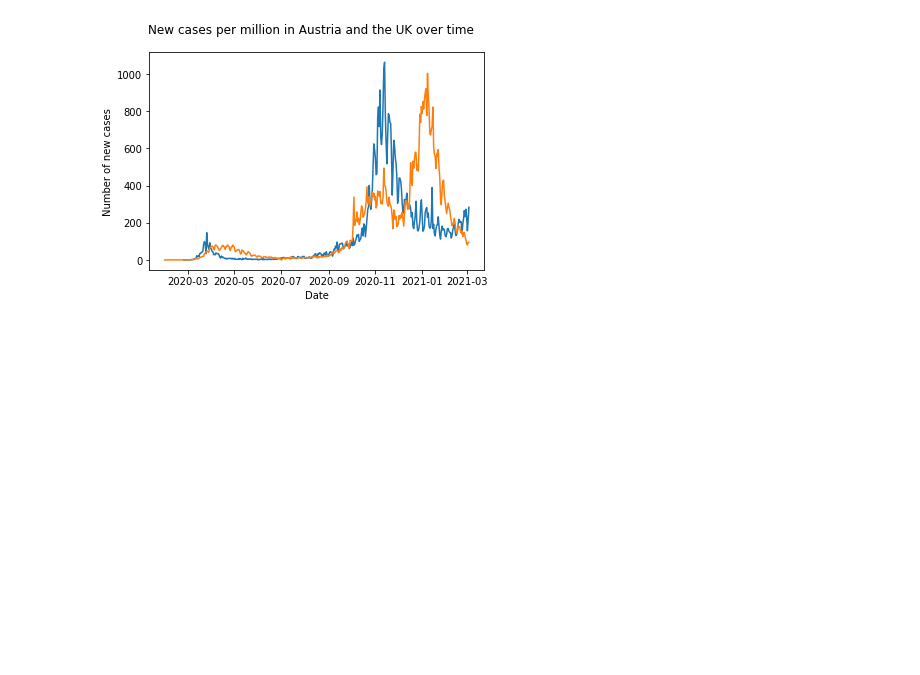
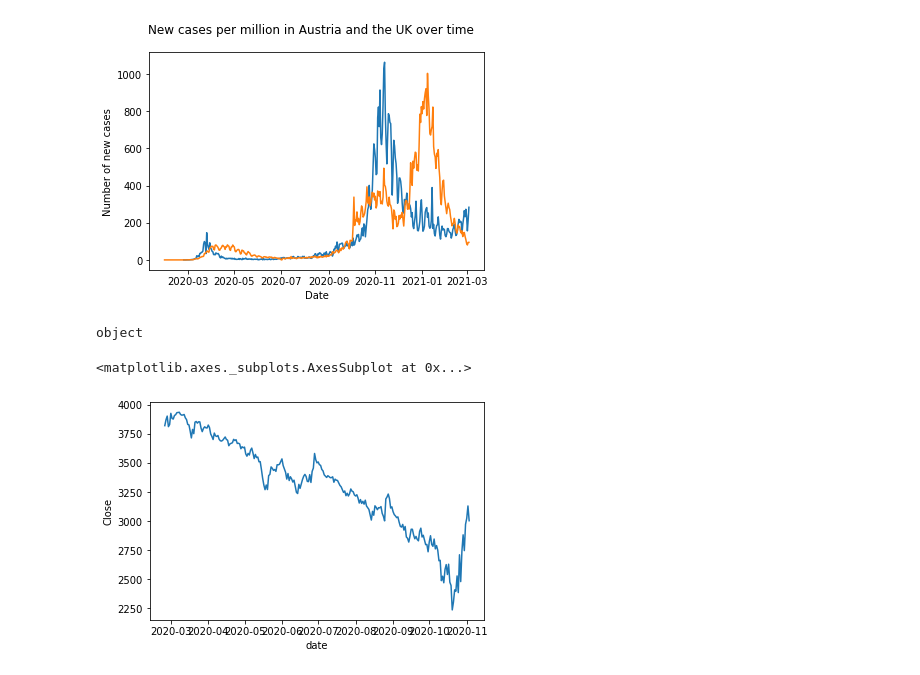
Before and after one commit to acumpelik/DataVisualizationClass, a Jupyter notebook: Week 2/DataVis2021_Assignment2_Cumpelik.ipynb, the cells around one changed output. Cells and saved outputs as stored; diff of their text form; code cells hidden in the pictures; blank space fills up the shorter version.

```diff
--- a/Week 2/DataVis2021_Assignment2_Cumpelik.ipynb
+++ b/Week 2/DataVis2021_Assignment2_Cumpelik.ipynb
@@ -168,3 +187,18 @@ ax.plot(date_UK, new_cases_permil_UK)
 plt.show()
 # %% [output]
 [figure]
+# %%
+# Plot S&P 500
+# date_AT.describe
+SPindex = pd.read_csv("INDEX_US_S&P US_SPX.csv")
+SPindex = SPindex[::-1] # change date order
+print(SPindex["Close"].dtypes) # the values are strings
+# SPindex_close = SPindex["Close"].astype(float)
+
+commas_removed = SPindex["Close"].str.replace(',', '')
+SPindex_close = pd.to_numeric(commas_removed)
+sns.lineplot(date_AT, SPindex_close)
+# %% [output]
+object
+<matplotlib.axes._subplots.AxesSubplot at 0x...>
+[figure, added]
```
Also changed, not shown: parts of 8 cells of this notebook, 1 other file.
